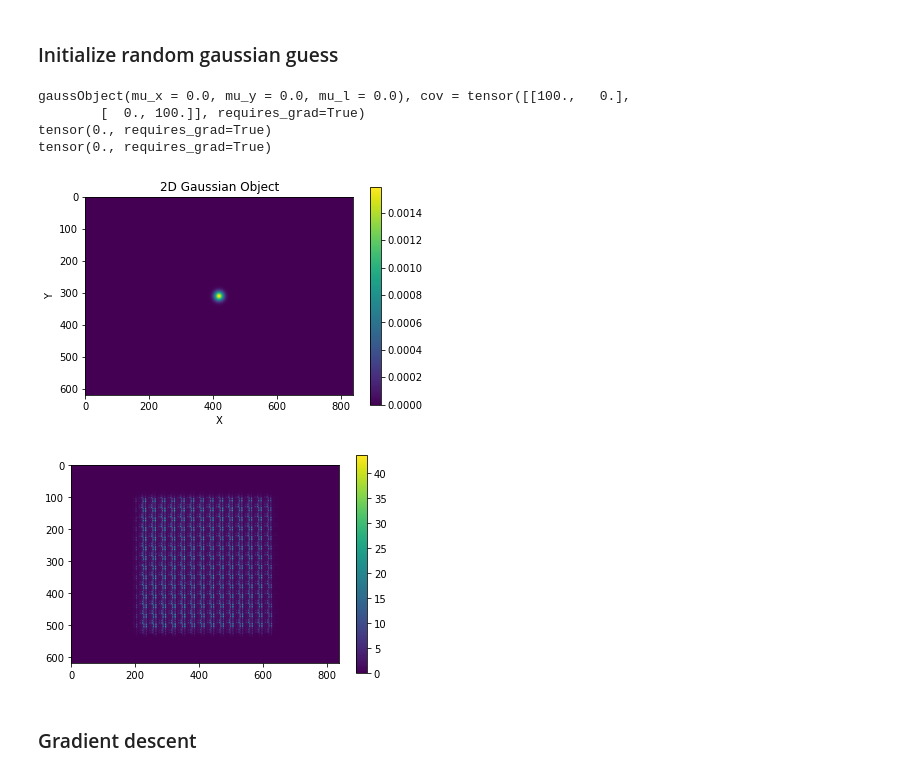
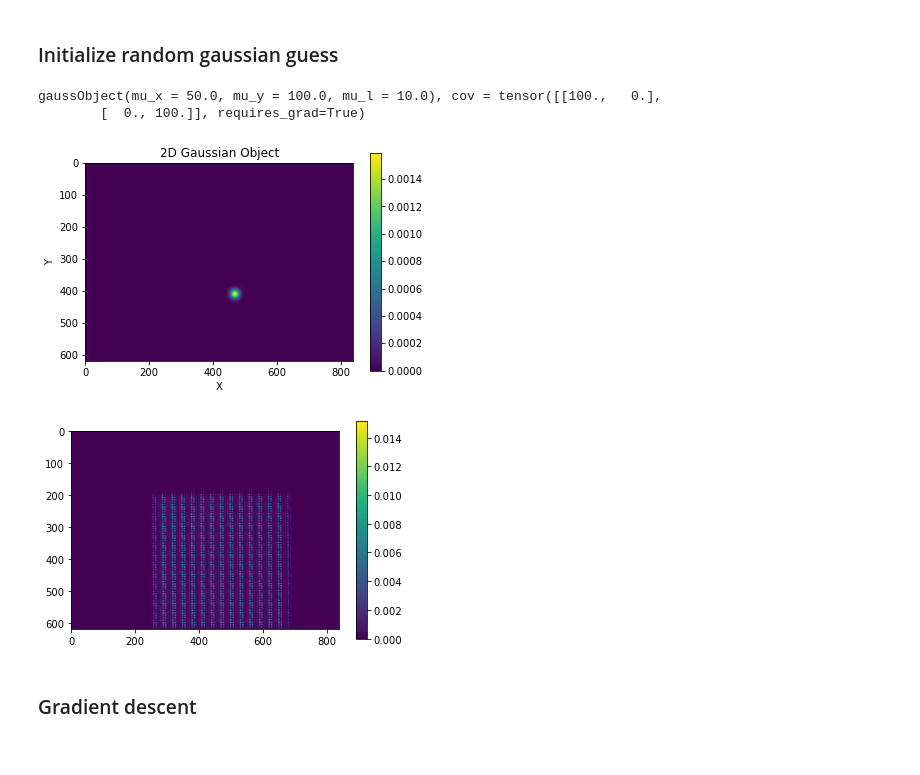
Before and after one commit to neerja/spectralmicroscope_gaussiansplatting, a Jupyter notebook: GaussSplatting/gaussian_localization.ipynb, the cells around one changed output. Drawn from its saved outputs; the diff is of its cells as text; code cells hidden in the pictures.

```diff
--- a/GaussSplatting/gaussian_localization.ipynb
+++ b/GaussSplatting/gaussian_localization.ipynb
@@ -139,36 +145,35 @@ plt.show()
 # Define a Gaussian object with initialized values
 
 # Initialized guess parameters -- must be floats
-muy_init = 0.
-mux_init = 0.
-mul_init = 0.
+muy_init = 100.
+mux_init = 50.
+mul_init = 10.
 sigy_init = 10.
 sigx_init = 10.
 sigl_init = 1.
-lr_init = 15
+lr_init = 1
 NY, NX, NL = m.shape
 
 g_init = gp.GaussObject(muy_init,mux_init,mul_init,sigy_init,sigx_init,sigl_init,learningrate=lr_init)
 # %%
 # Display the initial Gaussian guess and its measurement
 
 # Object
 print(g_init)
 g_init.plot(coords,NY,NX)
 
 # Measurement
 g_init_meas = gp.forwardSingleGauss(g_init, NX, NY, NL, h, m)
+g_init_meas = g_init_meas/torch.norm(g_init_meas)
 plt.figure()
 plt.imshow(g_init_meas.detach().numpy())
 plt.colorbar()
 plt.show()
 # %% [output]
-gaussObject(mu_x = 0.0, mu_y = 0.0, mu_l = 0.0), cov = tensor([[100.,   0.],
+gaussObject(mu_x = 50.0, mu_y = 100.0, mu_l = 10.0), cov = tensor([[100.,   0.],
         [  0., 100.]], requires_grad=True)
-tensor(0., requires_grad=True)
-tensor(0., requires_grad=True)
-[figure, old version]
+[figure, new version]
-[figure, old version]
+[figure, new version]
 # %% [markdown]
 ### Gradient descent
 # %%
```
Also changed, not shown: parts of 6 cells of this notebook, 2 other files.
